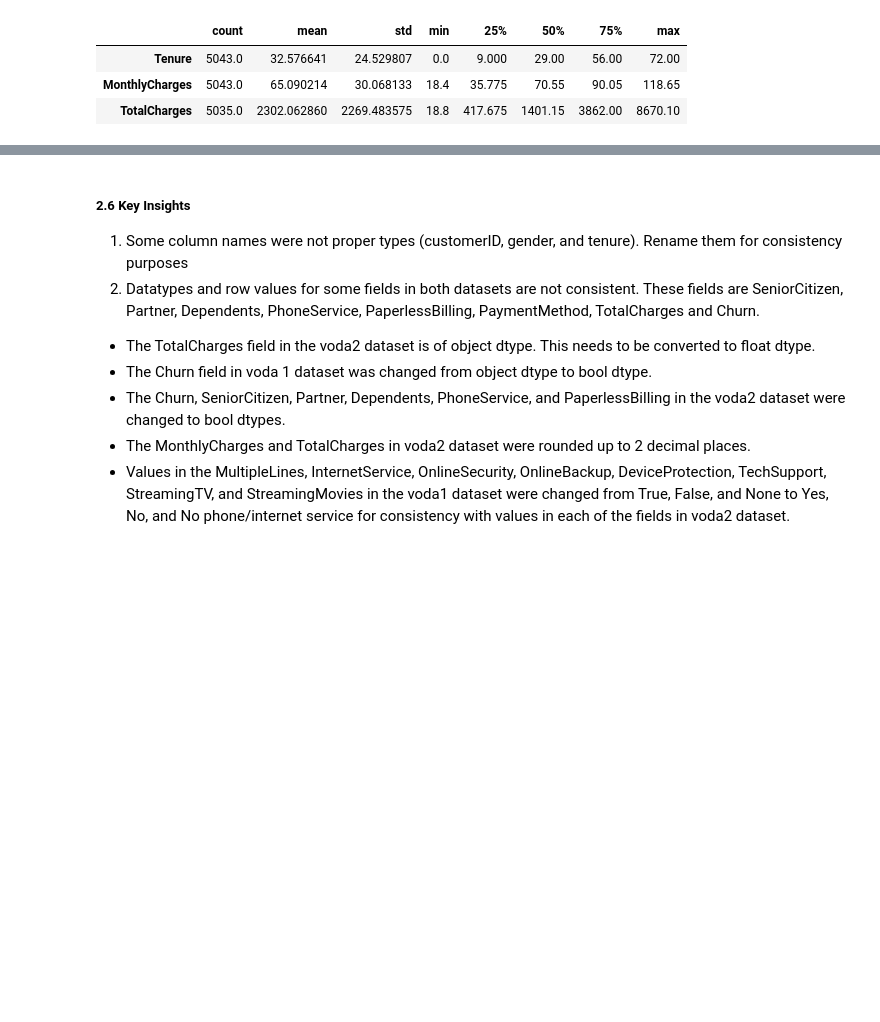
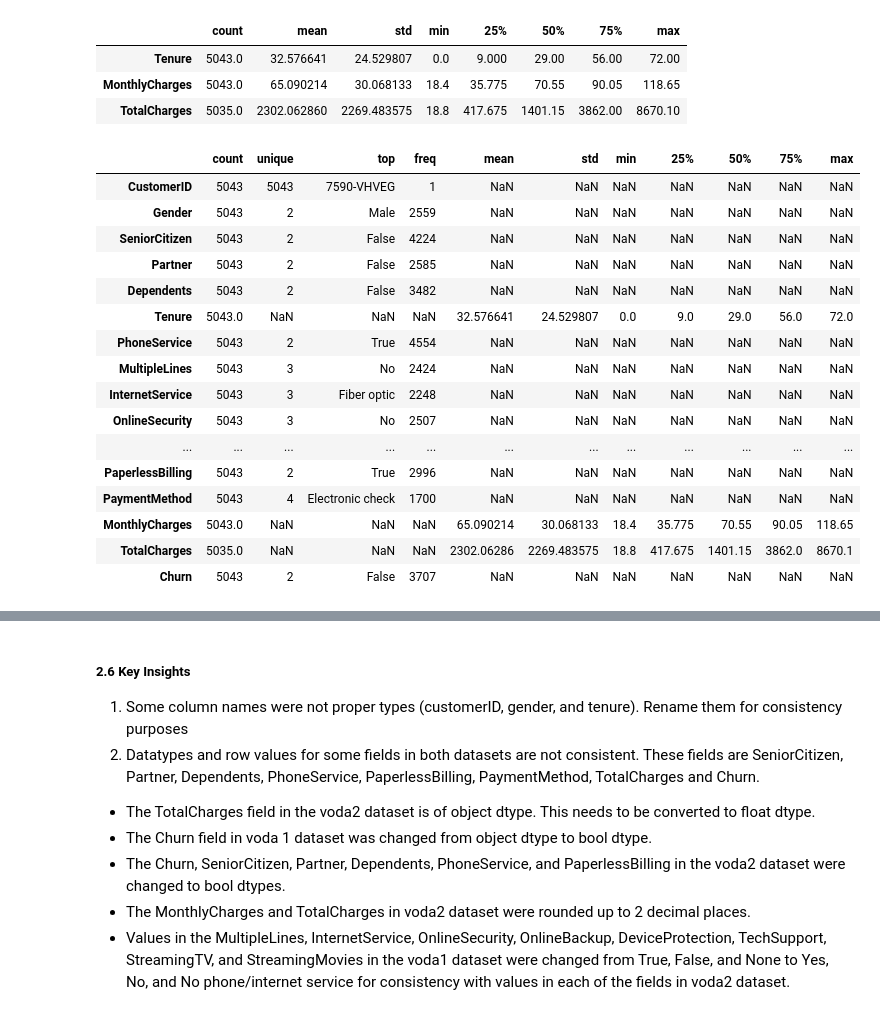
Before and after one commit to BamBamOguns/Customer-Churn-Prediction-Vodafone-Corporation-, a Jupyter notebook: notebooks/main.ipynb, the cells around one changed output, grey strips where cells are left out. Drawn from its saved outputs; the diff is of its cells as text; code cells hidden in the pictures; blank space fills up the shorter version.

```diff
--- a/notebooks/main.ipynb
+++ b/notebooks/main.ipynb
@@ -360,3 +360,23 @@ voda_merged.describe().T
 | Tenure | 5043.0 | 32.576641 | 24.529807 | 0.0 | 9.000 | 29.00 | 56.00 | 72.00 |
 | MonthlyCharges | 5043.0 | 65.090214 | 30.068133 | 18.4 | 35.775 | 70.55 | 90.05 | 118.65 |
 | TotalCharges | 5035.0 | 2302.062860 | 2269.483575 | 18.8 | 417.675 | 1401.15 | 3862.00 | 8670.10 |
+# %%
+voda_merged.describe(include='all').T
+# %% [output]
+|  | count | unique | top | freq | mean | std | min | 25% | 50% | 75% | max |
+| CustomerID | 5043 | 5043 | 7590-VHVEG | 1 | NaN | NaN | NaN | NaN | NaN | NaN | NaN |
+| Gender | 5043 | 2 | Male | 2559 | NaN | NaN | NaN | NaN | NaN | NaN | NaN |
+| SeniorCitizen | 5043 | 2 | False | 4224 | NaN | NaN | NaN | NaN | NaN | NaN | NaN |
+| Partner | 5043 | 2 | False | 2585 | NaN | NaN | NaN | NaN | NaN | NaN | NaN |
+| Dependents | 5043 | 2 | False | 3482 | NaN | NaN | NaN | NaN | NaN | NaN | NaN |
+| Tenure | 5043.0 | NaN | NaN | NaN | 32.576641 | 24.529807 | 0.0 | 9.0 | 29.0 | 56.0 | 72.0 |
+| PhoneService | 5043 | 2 | True | 4554 | NaN | NaN | NaN | NaN | NaN | NaN | NaN |
+| MultipleLines | 5043 | 3 | No | 2424 | NaN | NaN | NaN | NaN | NaN | NaN | NaN |
+| InternetService | 5043 | 3 | Fiber optic | 2248 | NaN | NaN | NaN | NaN | NaN | NaN | NaN |
+| OnlineSecurity | 5043 | 3 | No | 2507 | NaN | NaN | NaN | NaN | NaN | NaN | NaN |
+| ... | ... | ... | ... | ... | ... | ... | ... | ... | ... | ... | ... |
+| PaperlessBilling | 5043 | 2 | True | 2996 | NaN | NaN | NaN | NaN | NaN | NaN | NaN |
+| PaymentMethod | 5043 | 4 | Electronic check | 1700 | NaN | NaN | NaN | NaN | NaN | NaN | NaN |
+| MonthlyCharges | 5043.0 | NaN | NaN | NaN | 65.090214 | 30.068133 | 18.4 | 35.775 | 70.55 | 90.05 | 118.65 |
+| TotalCharges | 5035.0 | NaN | NaN | NaN | 2302.06286 | 2269.483575 | 18.8 | 417.675 | 1401.15 | 3862.0 | 8670.1 |
+| Churn | 5043 | 2 | False | 3707 | NaN | NaN | NaN | NaN | NaN | NaN | NaN |
```
Also changed, not shown: parts of 5 cells of this notebook.
